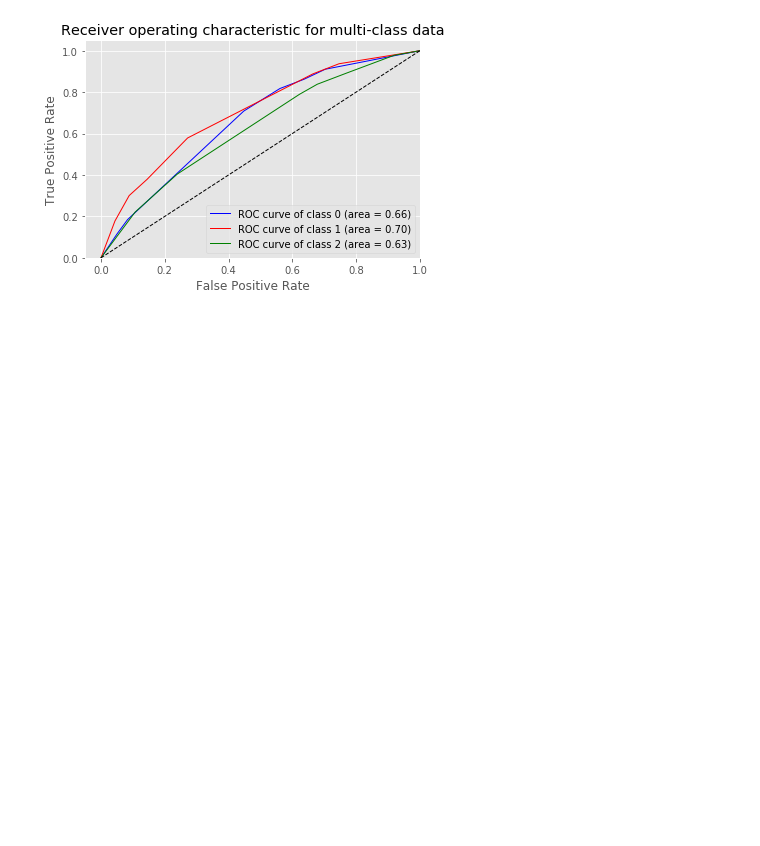
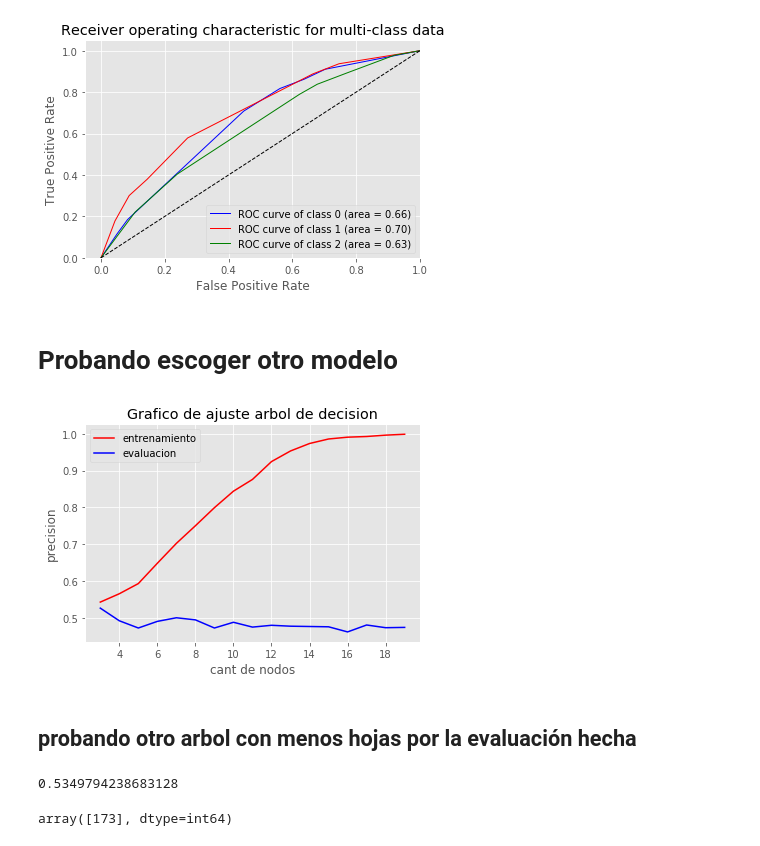
Before and after one commit to mcuscagua/Aprendizaje_Automatico, a Jupyter notebook: Trabajo_1/Liz/DesicionTreedesmejorado.ipynb, the cells around one changed output. Saved outputs shown, nothing was run; the diff lists cells and outputs as text; code cells hidden in the pictures; blank space fills up the shorter version.

Commit message:
Add files via upload
prueba escoger otro modelo, pero no mejora

```diff
--- a/Trabajo_1/Liz/DesicionTreedesmejorado.ipynb
+++ b/Trabajo_1/Liz/DesicionTreedesmejorado.ipynb
@@ -266,3 +282,29 @@ plt.legend(loc="lower right")
 plt.show()
 # %% [output]
 [figure]
+# %% [markdown]
+# Probando escoger otro modelo
+# %%
+# Grafico de ajuste del árbol de decisión datos de la celda 8
+train_prec =  []
+eval_prec = []
+max_deep_list = list(range(3, 20))
+
+for deep in max_deep_list:
+    arbol3 = DecisionTreeClassifier(criterion='entropy', max_depth=deep)
+    arbol3.fit(X1_tr, Y1_tr)
+    train_prec.append(arbol3.score(X1_tr, Y1_tr))
+    eval_prec.append(arbol3.score(X1_ts, Y1_ts))
+
+# graficar los resultados.
+plt.plot(max_deep_list, train_prec, color='r', label='entrenamiento')
+plt.plot(max_deep_list, eval_prec, color='b', label='evaluacion')
+plt.title('Grafico de ajuste arbol de decision')
+plt.legend()
+plt.ylabel('precision')
+plt.xlabel('cant de nodos')
+plt.show()
+# %% [output]
+[figure, added]
+# %% [markdown]
+## probando otro arbol con menos hojas por la evaluación hecha
@@ -268,0 +320,9 @@ plt.show()
+# %%
+max(accur)
+# %% [output]
+0.5349794238683128
+# %%
+n_bst = np.where(accur == np.amax(accur))[0]
+n_bst
+# %% [output]
+array([173], dtype=int64)
```
Also changed, not shown: parts of 9 cells of this notebook.
